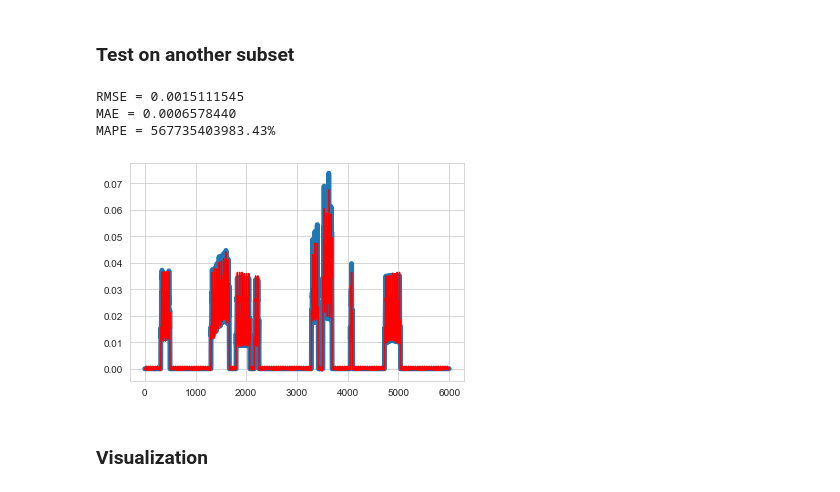
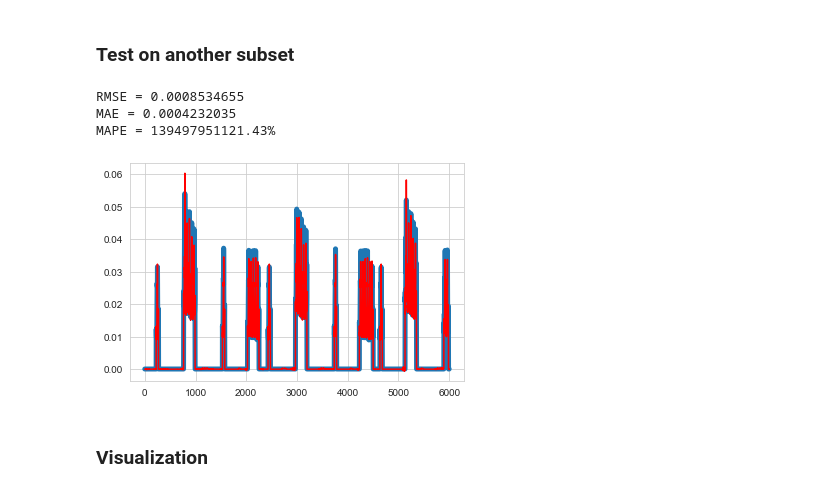
Before and after one commit to zlukich/no_palm, a Jupyter notebook: time_series_predicting_tutorial.ipynb, the cells around one changed output. Saved outputs shown, nothing was run; the diff lists cells and outputs as text; code cells hidden in the pictures.

Commit message:
added optimization functions and xgb model

```diff
--- a/time_series_predicting_tutorial.ipynb
+++ b/time_series_predicting_tutorial.ipynb
@@ -632,8 +756,8 @@ plt.show()
 # %% [markdown]
 ### Test on test grid(can be a cell)
 # %%
-testset3030  = spec1_trainset.loc[(spec1_trainset["x"] > 150) & (spec1_trainset["y"] >250)]
-testset3030["hour_sin"] = np.sin(testset3030["hour"]*2*np.pi/24)
-testset3030 = testset3030.drop(columns = ['hour'])
+testset3030  = spec1_trainset.loc[(spec1_trainset["x"] > 200) & (spec1_trainset["y"] >300)]
+#testset3030["hour_sin"] = np.sin(testset3030["hour"]*2*np.pi/24)
+#testset3030 = testset3030.drop(columns = ['hour'])
 testset3030
 # %% [output]
@@ -673,6 +797,8 @@ ml_testset3030
 #ml_spec1_trainset.to_csv("../data/trainset_windowed_500.csv",index=False,sep =";",encoding='utf-8', float_format='%.15f')
 #ml_testset3030.to_csv("../data/testset_windowed_500.csv",index=False,sep =";",encoding='utf-8', float_format='%.15f')
 # %%
-filtered_columns = ml_testset3030.filter(regex='nb.*out|emission_value_out$')
+filtered_columns = ml_testset3030.filter(regex='emission_value_out$')
+ml_testset3030 = ml_testset3030.drop(["wind"],axis = 1)
+ml_testset3030["wind"] = 2.4573
 ml_testset3030.loc[:,~ml_testset3030.columns.isin(filtered_columns.columns)]
 # %% [output]
@@ -817,6 +960,10 @@ make_heatmap_from_pd(viz_ml,hour,hour_name="hour(3)",target_name="pred_emission_
 ## XGBoost
 # %% [markdown]
 ### Train on subset
+# %%
+trainset = trainset.drop(["wind"],axis = 1)
+trainset["wind"] = 2.4573
+testset = ml_testset3030
 # %%
 from sklearn.ensemble import GradientBoostingRegressor
 from sklearn.metrics import mean_absolute_error,mean_absolute_percentage_error
@@ -841,0 +987,18 @@ Time to train = 3.28 seconds
+# %%
+from xgboost import  XGBRegressor
+from sklearn.metrics import mean_absolute_error,mean_absolute_percentage_error
+xgb_model = XGBRegressor()
+filtered_columns = trainset.filter(regex='emission_value_out$').columns#
+xgb_model.fit(trainset.loc[:,~trainset.columns.isin(filtered_columns)], trainset["emission_value_out"])
+
+t0 = time.time()
+lr_y = testset['emission_value_out'].values
+lr_y_fit = xgb_model.predict(trainset.loc[:,~trainset.columns.isin(filtered_columns)])
+lr_y_pred = xgb_model.predict(testset.loc[:,~trainset.columns.isin(filtered_columns)])
+tF = time.time()
+
+lr_residuals = lr_y_pred - lr_y
+lr_rmse = np.sqrt(np.sum(np.power(lr_residuals,2)) / len(lr_residuals))
+print('RMSE = %.10f' % lr_rmse)
+print('MAE = %.10f' % mean_absolute_error(lr_y,lr_y_pred))
+print('Time to train = %.2f seconds' % (tF - t0))
@@ -852,24 +1021,24 @@ plt.show()
 # %%
 test_lr_y = ml_testset3030["emission_value_out"].values
 filtered_columns = trainset.filter(regex='emission_value_out$').columns#
-test_lr_y_pred = lr_model.predict(ml_testset3030.loc[:,~ml_testset3030.columns.isin(filtered_columns)])
+test_lr_y_pred = xgb_model.predict(ml_testset3030.loc[:,~ml_testset3030.columns.isin(filtered_columns)])
 
 
 test_lr_residuals = test_lr_y_pred - test_lr_y
 test_lr_rmse = np.sqrt(np.sum(np.power(lr_residuals,2)) / len(lr_residuals))
 print('RMSE = %.10f' % lr_rmse)
 print('MAE = %.10f' % mean_absolute_error(test_lr_y,test_lr_y_pred))
 print('MAPE = %.2f' % mean_absolute_percentage_error(test_lr_y,test_lr_y_pred) +"%")
 
 (ystart,yend)  = (0,6000)
 plt.plot([i for i in range(len(test_lr_y[ystart:yend]))],test_lr_y[ystart:yend],label = "Actual y",linewidth = 5)
 plt.plot([i for i in range(len(test_lr_y_pred[ystart:yend]))],test_lr_y_pred[ystart:yend],label = "Predicted y",alpha =1,color = "red")
 plt.show()
 # %% [output]
-RMSE = 0.0015111545
-MAE = 0.0006578440
-MAPE = 567735403983.43%
+RMSE = 0.0008534655
+MAE = 0.0004232035
+MAPE = 139497951121.43%
-[figure, old version]
+[figure, new version]
 # %% [markdown]
 ### Visualization
 # %%
```
Also changed, not shown: parts of 46 cells of this notebook, 3 other files.
